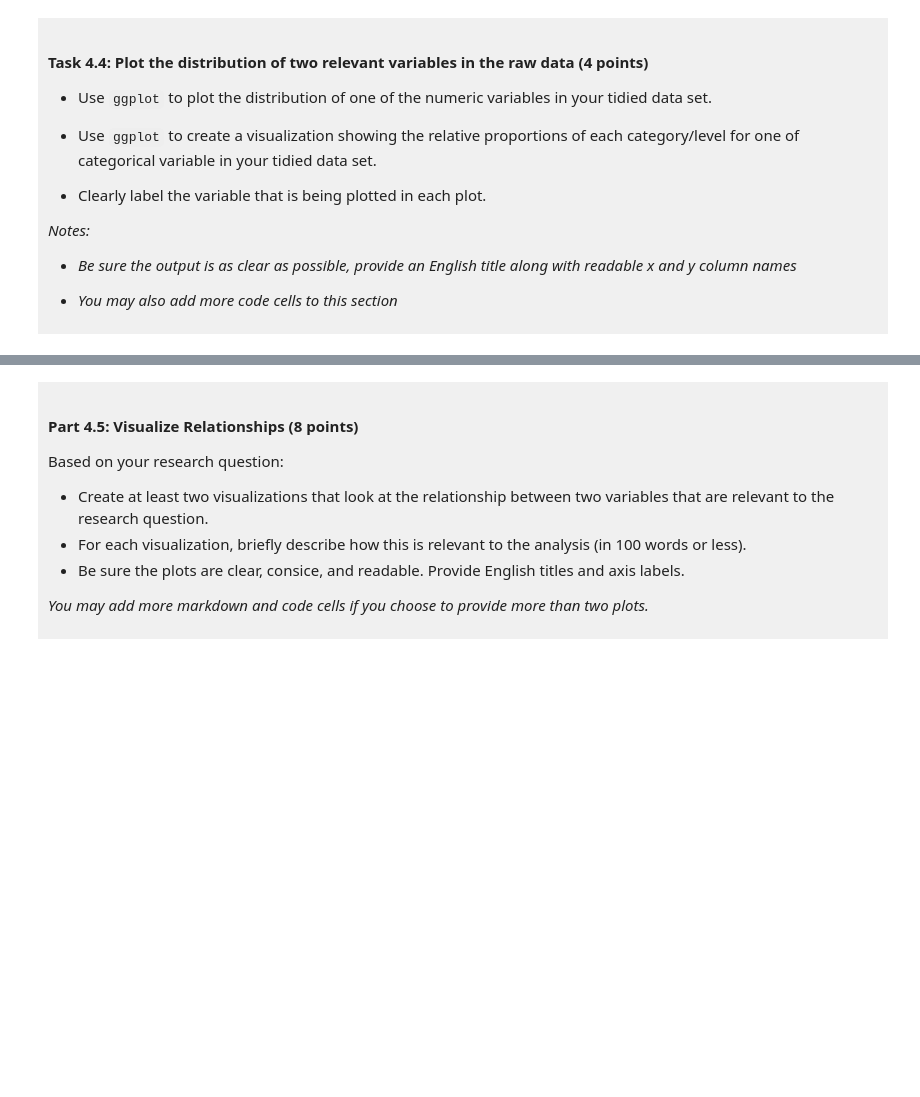
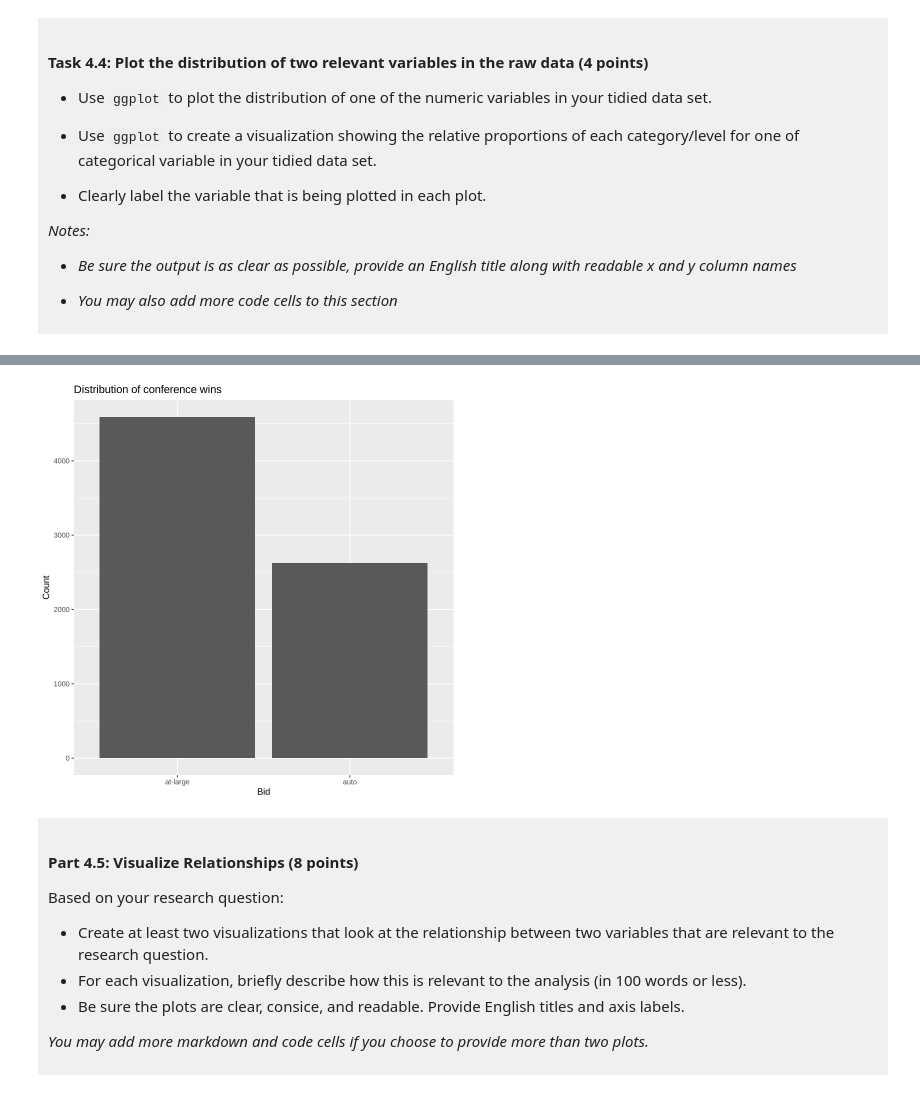
Before and after one commit to Jenimaja/dsci-100-project-sasha-biesanz, a Jupyter notebook: dsci-100-project-notebook.ipynb, the cells around one changed output, grey strips where cells are left out. Cells and saved outputs as stored; diff of their text form; code cells hidden in the pictures; blank space fills up the shorter version.

```diff
--- a/dsci-100-project-notebook.ipynb
+++ b/dsci-100-project-notebook.ipynb
@@ -389,5 +366,13 @@ A tibble: 2 × 2
 # %%
-### EDIT THIS CODE CELL FOR PLOT 2 ###
+plot4.4.2 <- basketball_clean |>
+    group_by(bid) |>
+    summarize(across(conf_wins:reg_losses, sum)) |>
+    ggplot(aes(x = bid, y = conf_losses)) +
+    geom_bar(stat = "identity") +
+    labs(x = "Bid", y = "Count", title = "Distribution of conference wins")
+plot4.4.2
+# %% [output]
+[figure, added]
 # %% [markdown]
 <div style="background-color: #f0f0f0; padding: 10px;">
 
```
Also changed, not shown: parts of 3 cells of this notebook.
